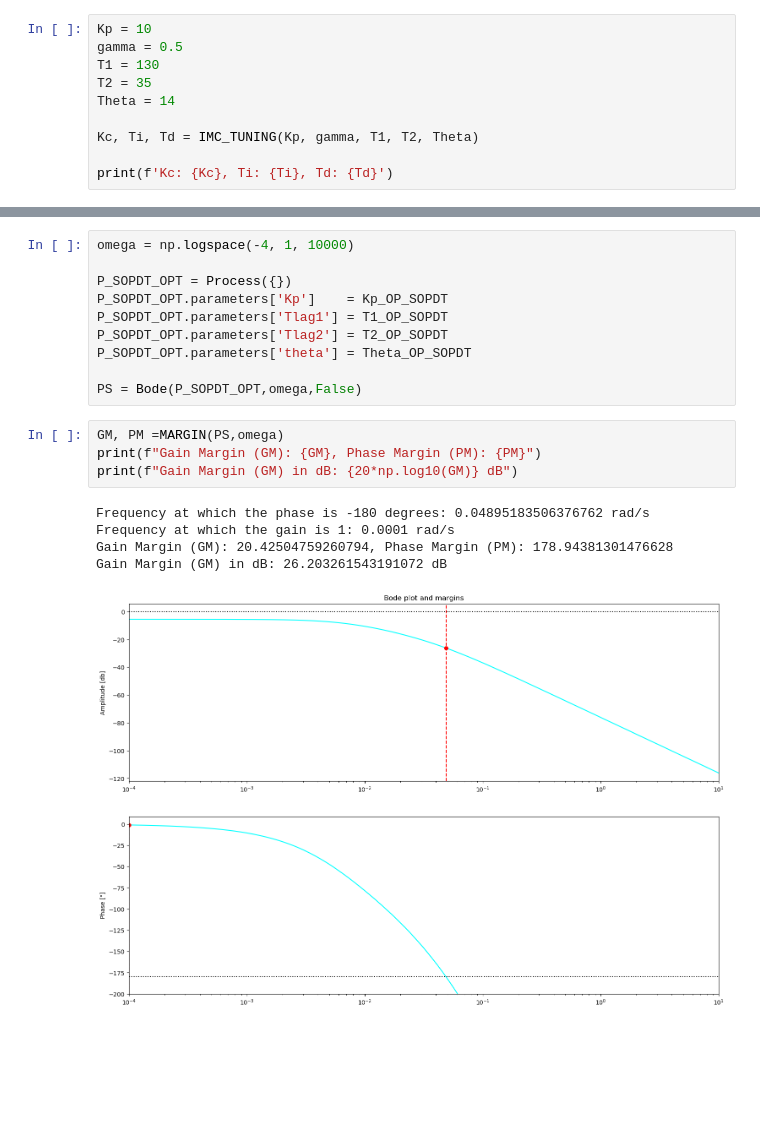
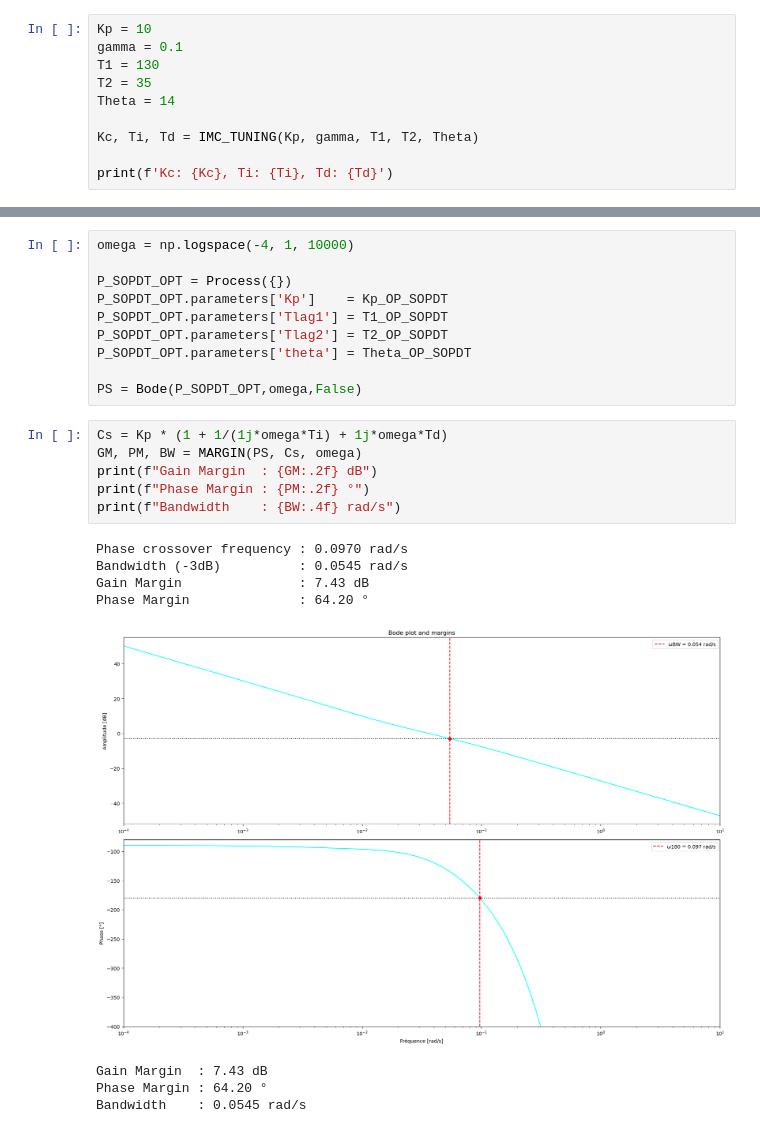
Before and after one commit to MSuiram/Labo_ControlTheory, a Jupyter notebook: package_Lab.ipynb, the cells around one changed output, grey strips where cells are left out. Saved outputs shown, nothing was run; the diff lists cells and outputs as text; blank space fills up the shorter version.

Commit message:
correction margin et implémentation optimisation

```diff
--- a/package_Lab.ipynb
+++ b/package_Lab.ipynb
@@ -189,7 +189,7 @@ IMC_TUNING(Kp, gamma, T1, T2=0, theta=0)
     :return: Kc, Ti, Td (PID parameters)
 # %%
 Kp = 10
-gamma = 0.5
+gamma = 0.1
 T1 = 130
 T2 = 35
 Theta = 14
@@ -249,12 +250,17 @@ P_SOPDT_OPT.parameters['theta'] = Theta_OP_SOPDT
 
 PS = Bode(P_SOPDT_OPT,omega,False)
 # %%
-GM, PM =MARGIN(PS,omega)
-print(f"Gain Margin (GM): {GM}, Phase Margin (PM): {PM}")
-print(f"Gain Margin (GM) in dB: {20*np.log10(GM)} dB")
+Cs = Kp * (1 + 1/(1j*omega*Ti) + 1j*omega*Td)
+GM, PM, BW = MARGIN(PS, Cs, omega)
+print(f"Gain Margin  : {GM:.2f} dB")
+print(f"Phase Margin : {PM:.2f} °")
+print(f"Bandwidth    : {BW:.4f} rad/s")
 # %% [output]
-Frequency at which the phase is -180 degrees: 0.04895183506376762 rad/s
-Frequency at which the gain is 1: 0.0001 rad/s
-Gain Margin (GM): 20.42504759260794, Phase Margin (PM): 178.94381301476628
-Gain Margin (GM) in dB: 26.203261543191072 dB
+Phase crossover frequency : 0.0970 rad/s
+Bandwidth (-3dB)          : 0.0545 rad/s
+Gain Margin               : 7.43 dB
+Phase Margin              : 64.20 °
-[figure, old version]
+[figure, new version]
+Gain Margin  : 7.43 dB
+Phase Margin : 64.20 °
+Bandwidth    : 0.0545 rad/s
```
Also changed, not shown: parts of 3 cells of this notebook, 4 other files.
